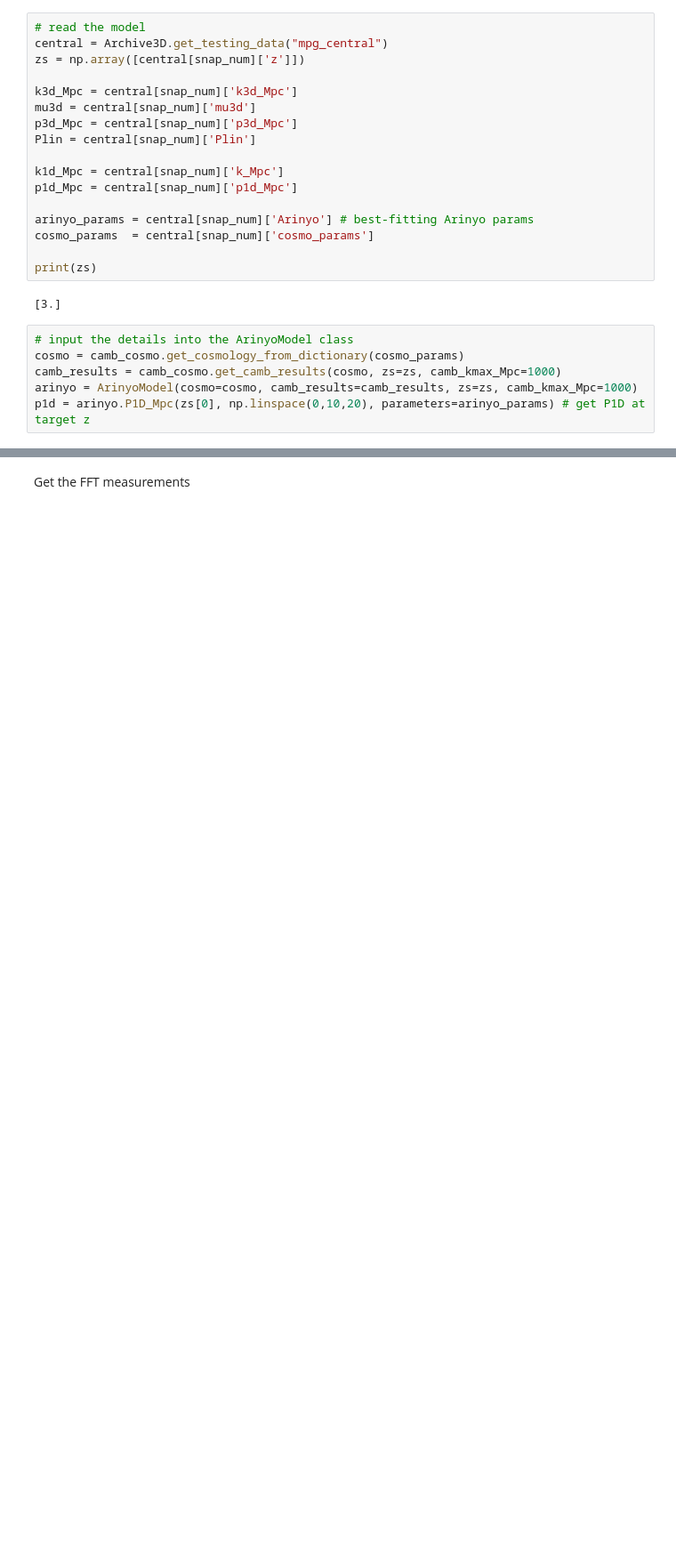
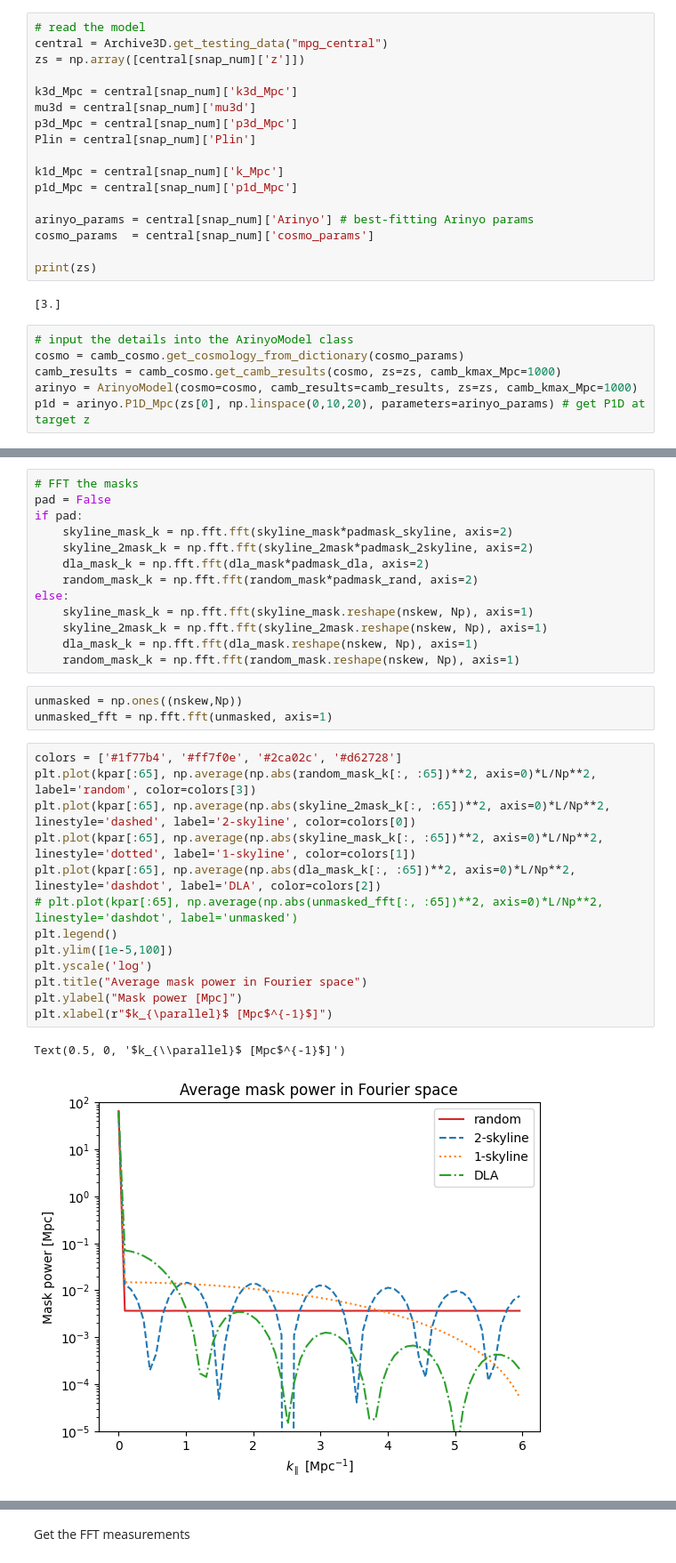
Before and after one commit to marlena6/px-optimal-estimator, a Jupyter notebook: p1d_masking.ipynb, the cells around one changed output, grey strips where cells are left out. Shown at 89% size. Cells and saved outputs as stored; diff of their text form; blank space fills up the shorter version.

```diff
--- a/p1d_masking.ipynb
+++ b/p1d_masking.ipynb
@@ -418,0 +283,32 @@ p1d = arinyo.P1D_Mpc(zs[0], np.linspace(0,10,20), parameters=arinyo_params) # ge
+# %%
+# FFT the masks
+pad = False
+if pad:
+    skyline_mask_k = np.fft.fft(skyline_mask*padmask_skyline, axis=2)
+    skyline_2mask_k = np.fft.fft(skyline_2mask*padmask_2skyline, axis=2)
+    dla_mask_k = np.fft.fft(dla_mask*padmask_dla, axis=2)
+    random_mask_k = np.fft.fft(random_mask*padmask_rand, axis=2)
+else:
+    skyline_mask_k = np.fft.fft(skyline_mask.reshape(nskew, Np), axis=1)
+    skyline_2mask_k = np.fft.fft(skyline_2mask.reshape(nskew, Np), axis=1)
+    dla_mask_k = np.fft.fft(dla_mask.reshape(nskew, Np), axis=1)
+    random_mask_k = np.fft.fft(random_mask.reshape(nskew, Np), axis=1)
+# %%
+unmasked = np.ones((nskew,Np))
+unmasked_fft = np.fft.fft(unmasked, axis=1)
+# %%
+colors = ['#1f77b4', '#ff7f0e', '#2ca02c', '#d62728']
+plt.plot(kpar[:65], np.average(np.abs(random_mask_k[:, :65])**2, axis=0)*L/Np**2, label='random', color=colors[3])
+plt.plot(kpar[:65], np.average(np.abs(skyline_2mask_k[:, :65])**2, axis=0)*L/Np**2, linestyle='dashed', label='2-skyline', color=colors[0])
+plt.plot(kpar[:65], np.average(np.abs(skyline_mask_k[:, :65])**2, axis=0)*L/Np**2, linestyle='dotted', label='1-skyline', color=colors[1])
+plt.plot(kpar[:65], np.average(np.abs(dla_mask_k[:, :65])**2, axis=0)*L/Np**2, linestyle='dashdot', label='DLA', color=colors[2])
+# plt.plot(kpar[:65], np.average(np.abs(unmasked_fft[:, :65])**2, axis=0)*L/Np**2, linestyle='dashdot', label='unmasked')
+plt.legend()
+plt.ylim([1e-5,100])
+plt.yscale('log')
+plt.title("Average mask power in Fourier space")
+plt.ylabel("Mask power [Mpc]")
+plt.xlabel(r"$k_{\parallel}$ [Mpc$^{-1}$]")
+# %% [output]
+Text(0.5, 0, '$k_{\\parallel}$ [Mpc$^{-1}$]')
+[figure, added]
```
Also changed, not shown: parts of 54 cells of this notebook, 7 other files.
